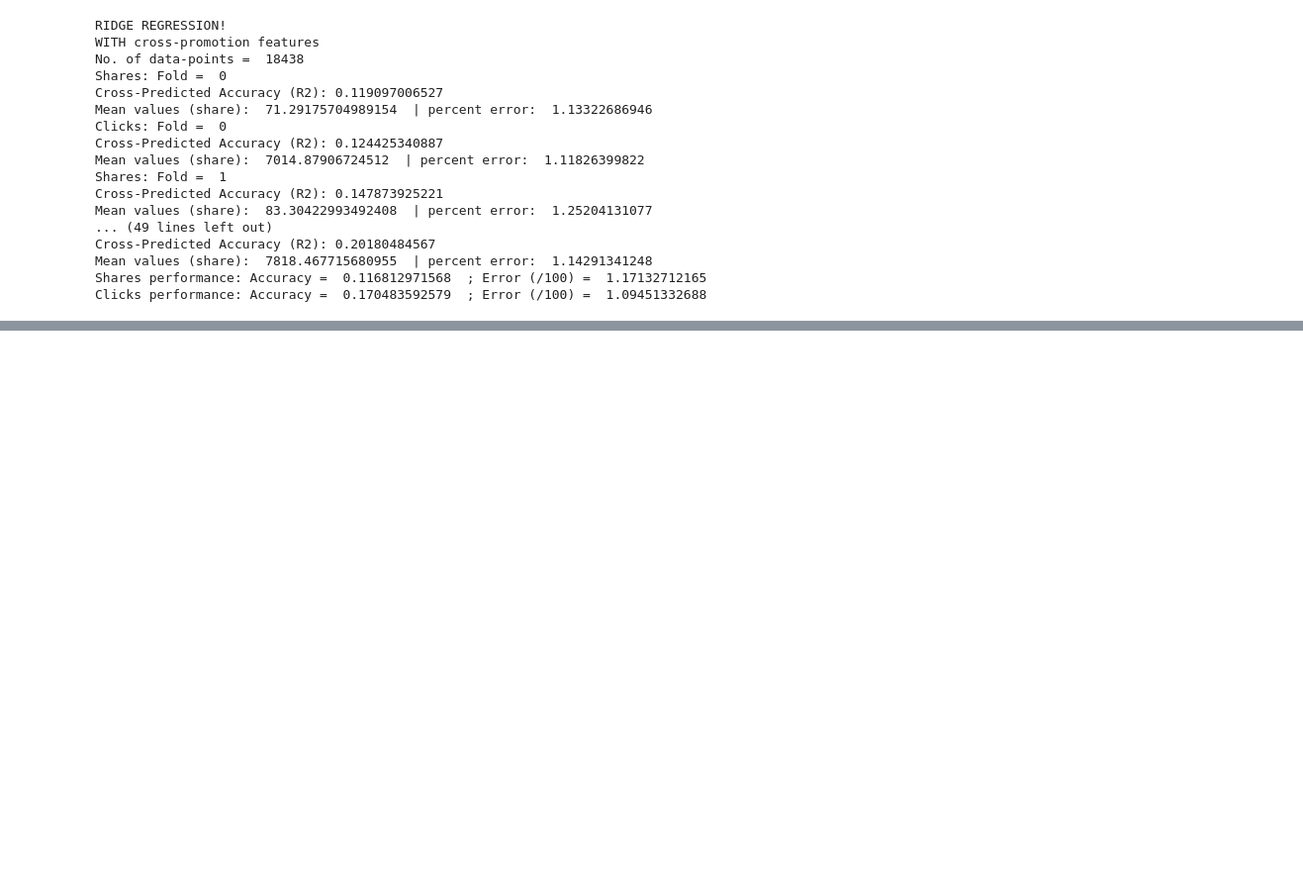
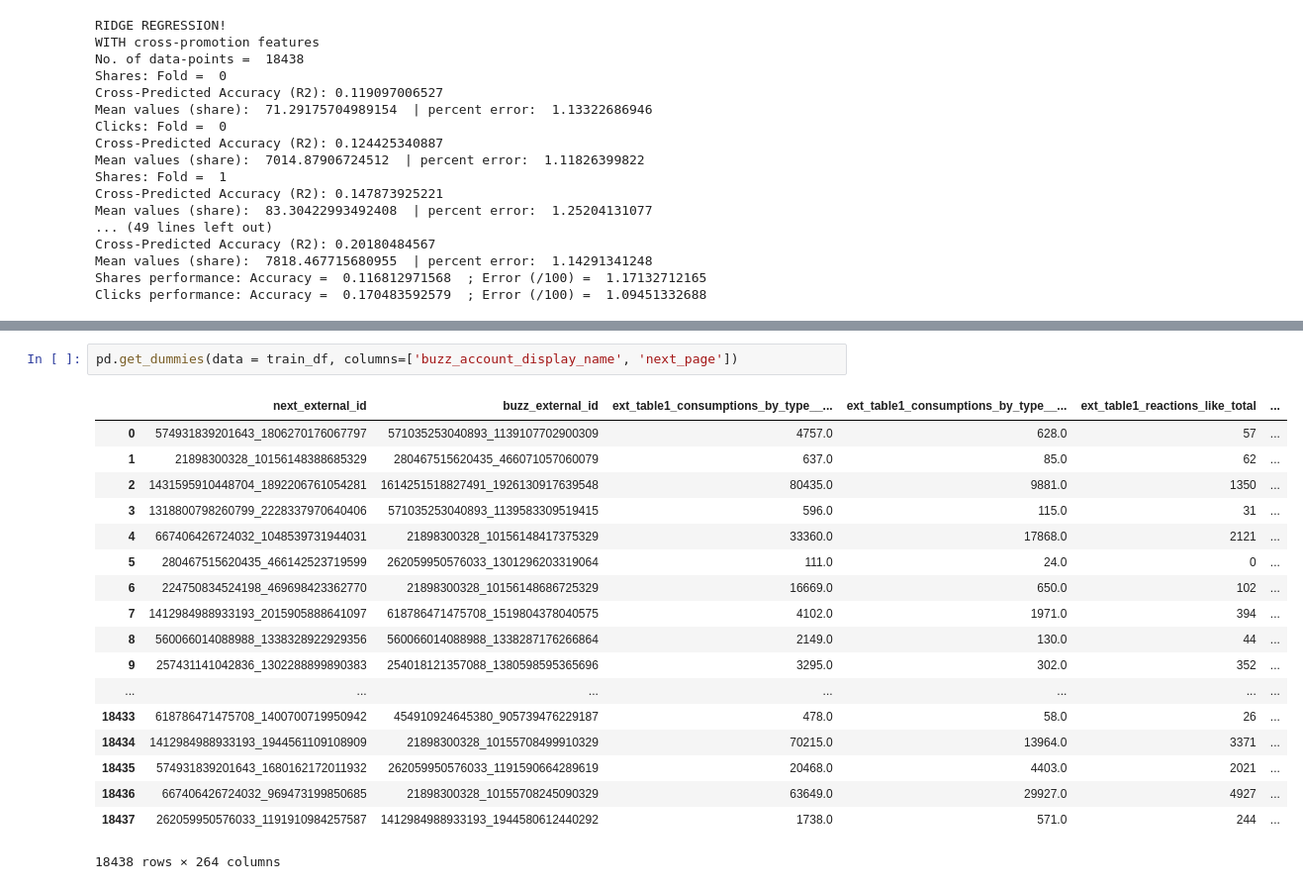
Before and after one commit to eshwarchandrasekharan/predict-pop, a Jupyter notebook: code/where-do-I-post-next.ipynb, the cells around one changed output, grey strips where cells are left out. Shown at 99% size. Cells and saved outputs as stored; diff of their text form; blank space fills up the shorter version.

```diff
--- a/code/where-do-I-post-next.ipynb
+++ b/code/where-do-I-post-next.ipynb
@@ -1242,0 +1263,21 @@ Clicks performance: Accuracy =  0.170923792429  ; Error (/100) =  1.09502429145
+# %%
+pd.get_dummies(data = train_df, columns=['buzz_account_display_name', 'next_page'])
+# %% [output]
+|  | next_external_id | buzz_external_id | ext_table1_consumptions_by_type__... | ext_table1_consumptions_by_type__... | ext_table1_reactions_like_total | ... |
+| 0 | 574931839201643_1806270176067797 | 571035253040893_1139107702900309 | 4757.0 | 628.0 | 57 | ... |
+| 1 | 21898300328_10156148388685329 | 280467515620435_466071057060079 | 637.0 | 85.0 | 62 | ... |
+| 2 | 1431595910448704_1892206761054281 | 1614251518827491_1926130917639548 | 80435.0 | 9881.0 | 1350 | ... |
+| 3 | 1318800798260799_2228337970640406 | 571035253040893_1139583309519415 | 596.0 | 115.0 | 31 | ... |
+| 4 | 667406426724032_1048539731944031 | 21898300328_10156148417375329 | 33360.0 | 17868.0 | 2121 | ... |
+| 5 | 280467515620435_466142523719599 | 262059950576033_1301296203319064 | 111.0 | 24.0 | 0 | ... |
+| 6 | 224750834524198_469698423362770 | 21898300328_10156148686725329 | 16669.0 | 650.0 | 102 | ... |
+| 7 | 1412984988933193_2015905888641097 | 618786471475708_1519804378040575 | 4102.0 | 1971.0 | 394 | ... |
+| 8 | 560066014088988_1338328922929356 | 560066014088988_1338287176266864 | 2149.0 | 130.0 | 44 | ... |
+| 9 | 257431141042836_1302288899890383 | 254018121357088_1380598595365696 | 3295.0 | 302.0 | 352 | ... |
+| ... | ... | ... | ... | ... | ... | ... |
+| 18433 | 618786471475708_1400700719950942 | 454910924645380_905739476229187 | 478.0 | 58.0 | 26 | ... |
+| 18434 | 1412984988933193_1944561109108909 | 21898300328_10155708499910329 | 70215.0 | 13964.0 | 3371 | ... |
+| 18435 | 574931839201643_1680162172011932 | 262059950576033_1191590664289619 | 20468.0 | 4403.0 | 2021 | ... |
+| 18436 | 667406426724032_969473199850685 | 21898300328_10155708245090329 | 63649.0 | 29927.0 | 4927 | ... |
+| 18437 | 262059950576033_1191910984257587 | 1412984988933193_1944580612440292 | 1738.0 | 571.0 | 244 | ... |
+18438 rows × 264 columns
```
Also changed, not shown: parts of 7 cells of this notebook.
